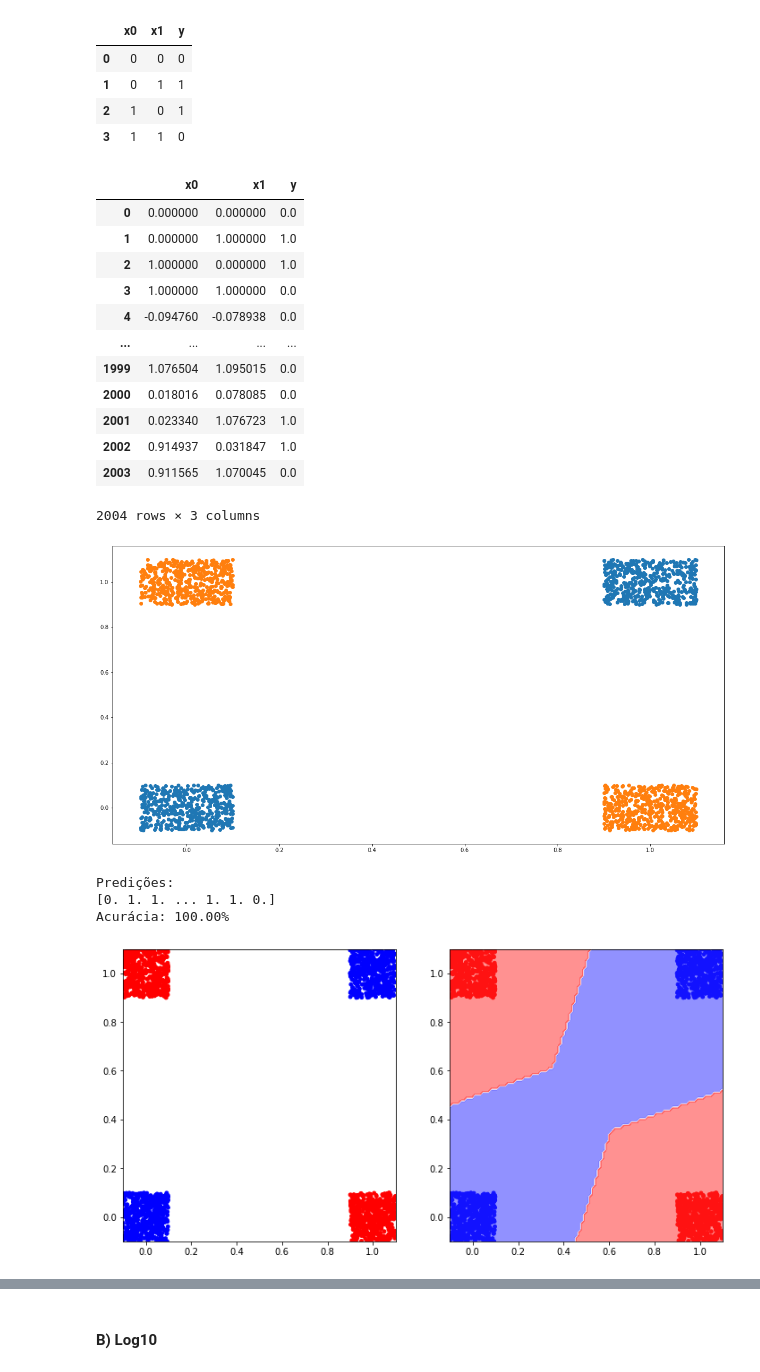
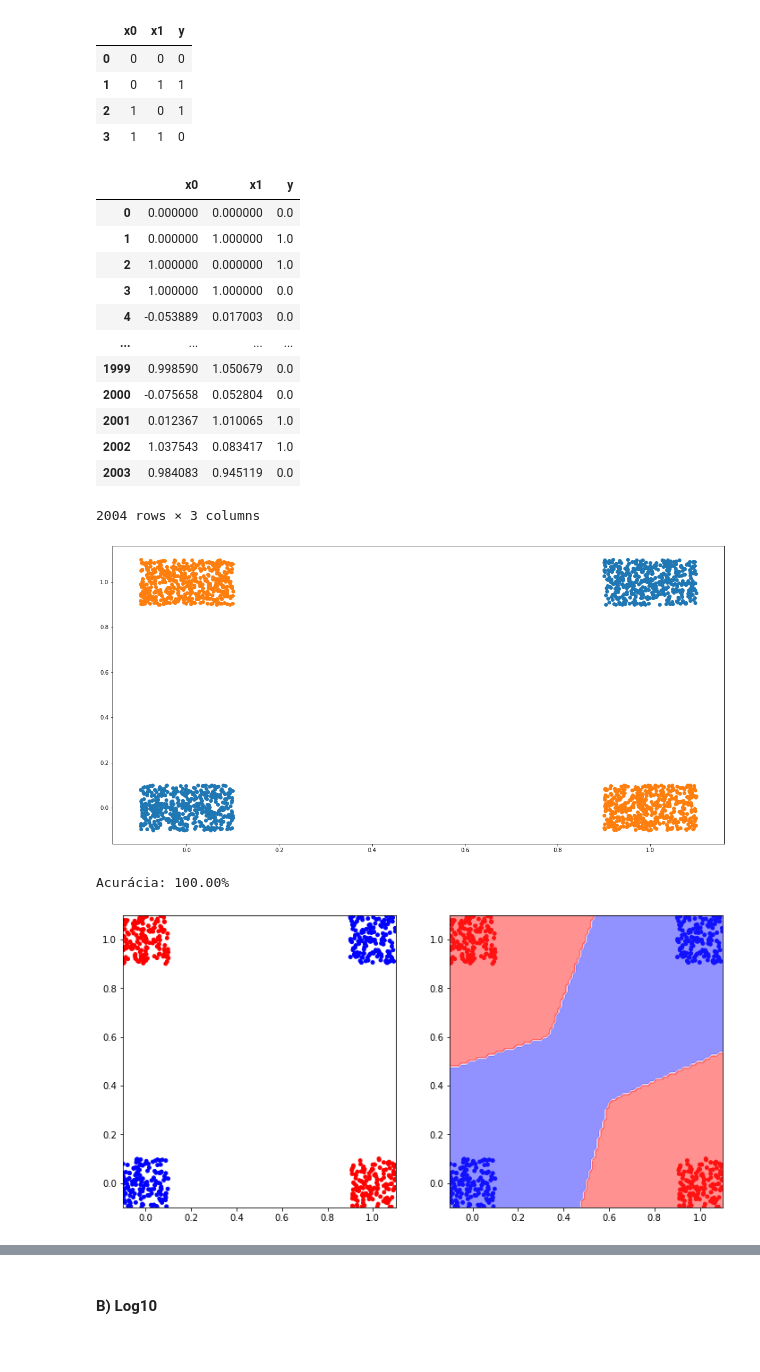
Before and after one commit to gregorylira/Deep-Learning, a Jupyter notebook: Atividade1/Main.ipynb, the cells around one changed output, grey strips where cells are left out. Drawn from its saved outputs; the diff is of its cells as text; code cells hidden in the pictures.

```diff
--- a/Atividade1/Main.ipynb
+++ b/Atividade1/Main.ipynb
@@ -88,15 +91,6 @@ def make_log10(n_samples, x_min, x_max, noise=0.0, random_state=None):
 # %%
 x = np.array([[0,0,0], [0,0,1], [0,1,0], [0,1,1], [1,0,0], [1,0,1], [1,1,0],[1,1,1]])
-y = np.array([[1,-1,-1,-1,-1,-1,-1,-1],
-            [-1,1,-1,-1,-1,-1,-1,-1],
-            [-1,-1,1,-1,-1,-1,-1,-1]
-            ,[-1,-1,-1,1,-1,-1,-1,-1]
-            ,[-1,-1,-1,-1,1,-1,-1,-1]
-            ,[-1,-1,-1,-1,-1,1,-1,-1]
-            ,[-1,-1,-1,-1,-1,-1,1,-1]
-            ,[-1,-1,-1,-1,-1,-1,-1,1]]
-            ).T
 
 
-print(x.shape, y.shape)
+print(x.shape)
 # %% [output]
@@ -292,13 +305,13 @@ novos_dados
 | 1 | 0.000000 | 1.000000 | 1.0 |
 | 2 | 1.000000 | 0.000000 | 1.0 |
 | 3 | 1.000000 | 1.000000 | 0.0 |
-| 4 | -0.094760 | -0.078938 | 0.0 |
+| 4 | -0.053889 | 0.017003 | 0.0 |
 | ... | ... | ... | ... |
-| 1999 | 1.076504 | 1.095015 | 0.0 |
-| 2000 | 0.018016 | 0.078085 | 0.0 |
-| 2001 | 0.023340 | 1.076723 | 1.0 |
-| 2002 | 0.914937 | 0.031847 | 1.0 |
-| 2003 | 0.911565 | 1.070045 | 0.0 |
+| 1999 | 0.998590 | 1.050679 | 0.0 |
+| 2000 | -0.075658 | 0.052804 | 0.0 |
+| 2001 | 0.012367 | 1.010065 | 1.0 |
+| 2002 | 1.037543 | 0.083417 | 1.0 |
+| 2003 | 0.984083 | 0.945119 | 0.0 |
 2004 rows × 3 columns
 # %%
 classes = novos_dados['y'].unique()
@@ -312,25 +325,23 @@ for classe in classes:
     y = valores[:,1]
     axis.scatter(x,y, label=classe)
 # %% [output]
-[figure, old version]
+[figure, new version]
 # %%
 x = novos_dados[["x0","x1"]].values
 y = novos_dados[["y"]].values
+X_train, X_test, y_train, y_test = train_test_split(x,y, test_size= 0.3)
 # %%
 # Utilizando sklearn
 from sklearn.neural_network import MLPClassifier
 
-model = MLPClassifier(
-    activation='relu', max_iter=10000)
-model.fit(x, y)
+model = MLPClassifier(activation='relu', max_iter=10000)
+model.fit(X_train, y_train)
 
-y_pred = model.predict(x)
-print('Predições:', y_pred, sep='\n')
-print('Acurácia: {:.2f}%'.format(100*accuracy_score(y, y_pred > 0.5)))
+y_pred = model.predict(X_test)
+# print('Predições:', y_pred, sep='\n')
+print('Acurácia: {:.2f}%'.format(100*accuracy_score(y_test, y_pred > 0.5)))
 
-classification_predictions(x, y, is_binary=True, threshold=0.5, nn=model, cmap='bwr')
+classification_predictions(X_test, y_pred, is_binary=True, threshold=0.5, nn=model, cmap='bwr')
 # %% [output]
-Predições:
-[0. 1. 1. ... 1. 1. 0.]
 Acurácia: 100.00%
-[figure, old version]
+[figure, new version]
```
Also changed, not shown: parts of 44 cells of this notebook, 1 other file.
